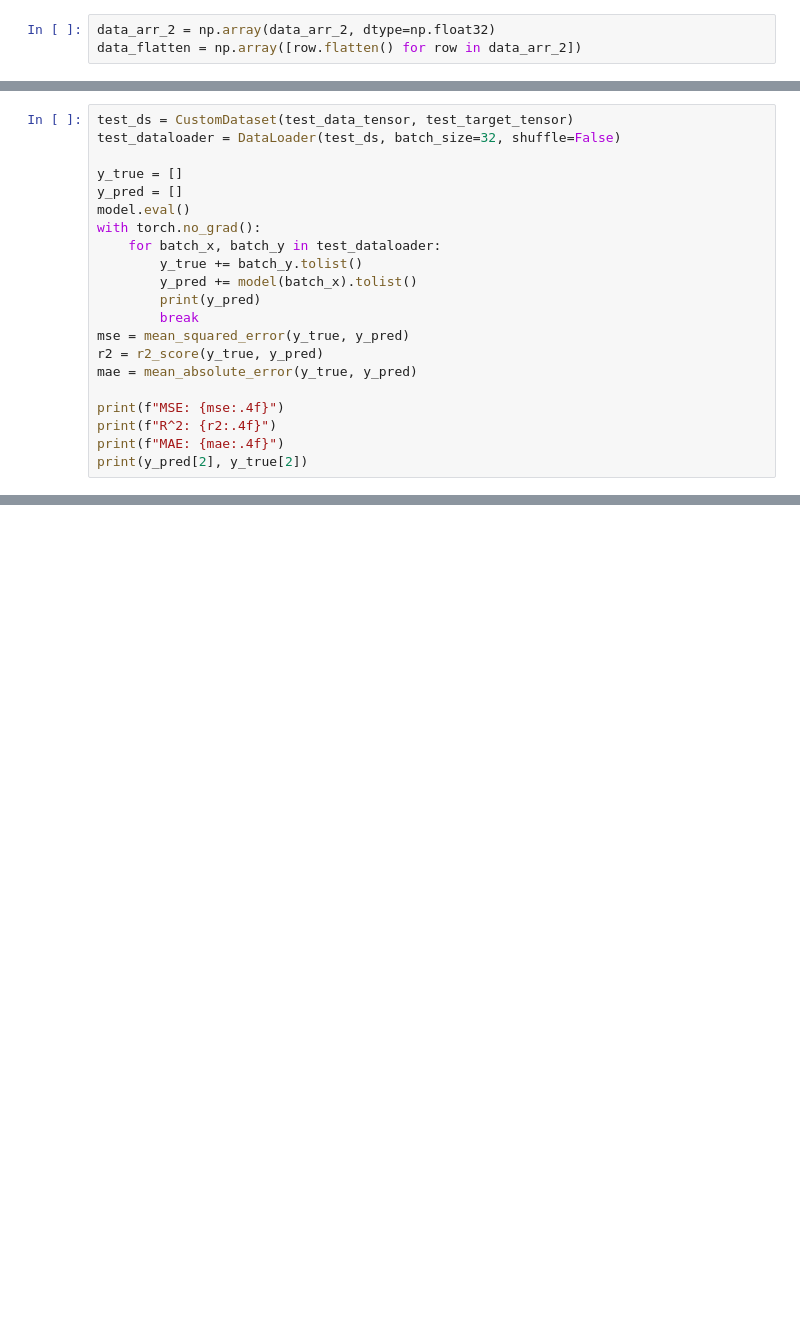
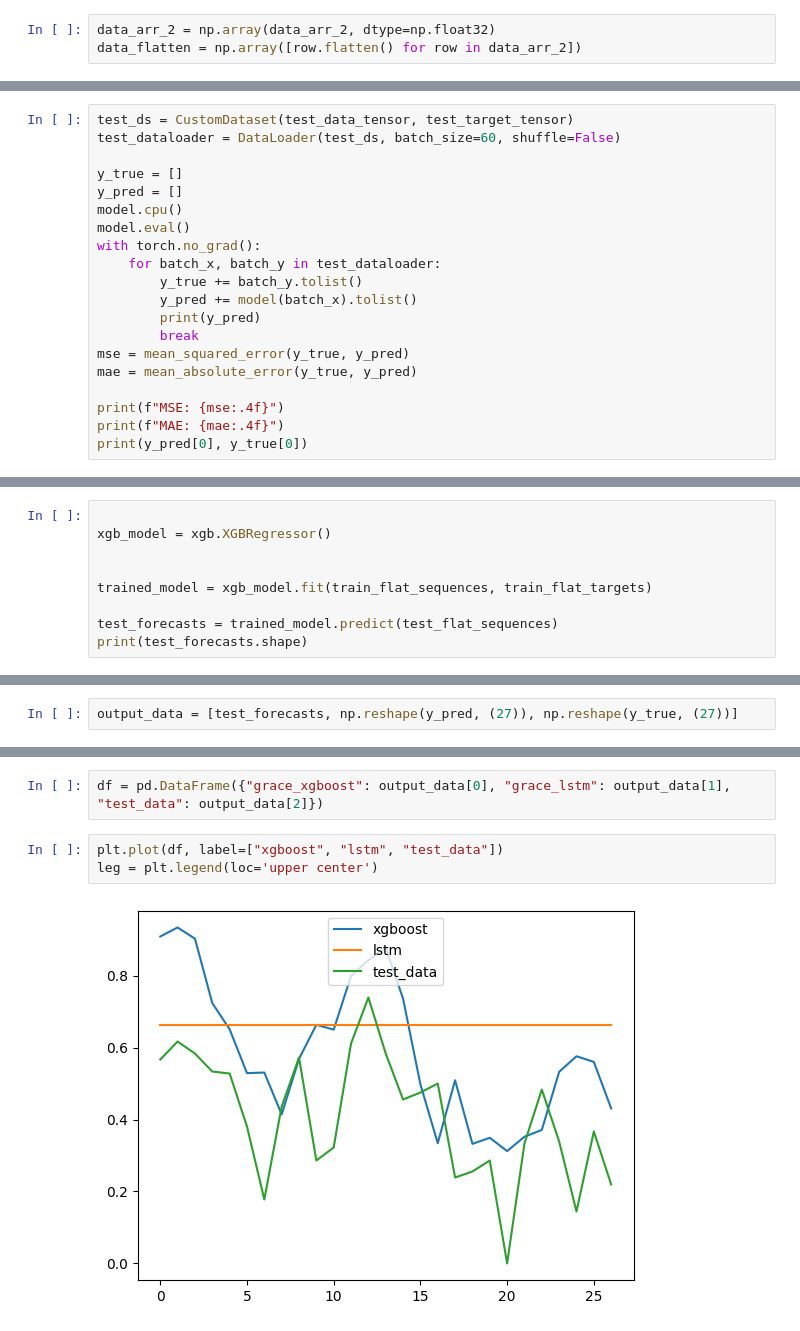
Before and after one commit to radekszostak/grace-pl, a Jupyter notebook: train_v1.ipynb, the cells around one changed output, grey strips where cells are left out. Drawn from its saved outputs; the diff is of its cells as text; blank space fills up the shorter version.

```diff
--- a/train_v1.ipynb
+++ b/train_v1.ipynb
@@ -238,9 +455,10 @@ KeyboardInterrupt:
 # %%
 test_ds = CustomDataset(test_data_tensor, test_target_tensor)
-test_dataloader = DataLoader(test_ds, batch_size=32, shuffle=False)
+test_dataloader = DataLoader(test_ds, batch_size=60, shuffle=False)
 
 y_true = []
 y_pred = []
+model.cpu()
 model.eval()
 with torch.no_grad():
     for batch_x, batch_y in test_dataloader:
@@ -249,11 +467,9 @@ with torch.no_grad():
         print(y_pred)
         break
 mse = mean_squared_error(y_true, y_pred)
-r2 = r2_score(y_true, y_pred)
 mae = mean_absolute_error(y_true, y_pred)
 
 print(f"MSE: {mse:.4f}")
-print(f"R^2: {r2:.4f}")
 print(f"MAE: {mae:.4f}")
-print(y_pred[2], y_true[2])
+print(y_pred[0], y_true[0])
 # %% [output]
@@ -264,0 +485,9 @@ MAE: 0.6115
+# %%
+
+xgb_model = xgb.XGBRegressor()
+
+
+trained_model = xgb_model.fit(train_flat_sequences, train_flat_targets)
+
+test_forecasts = trained_model.predict(test_flat_sequences)
+print(test_forecasts.shape)
@@ -264,0 +496,2 @@ MAE: 0.6115
+# %%
+output_data = [test_forecasts, np.reshape(y_pred, (27)), np.reshape(y_true, (27))]
@@ -264,0 +527,7 @@ MAE: 0.6115
+# %%
+df = pd.DataFrame({"grace_xgboost": output_data[0], "grace_lstm": output_data[1], "test_data": output_data[2]})
+# %%
+plt.plot(df, label=["xgboost", "lstm", "test_data"])
+leg = plt.legend(loc='upper center')
+# %% [output]
+[figure, added]
```
Also changed, not shown: parts of 28 cells of this notebook, 6 other files.
